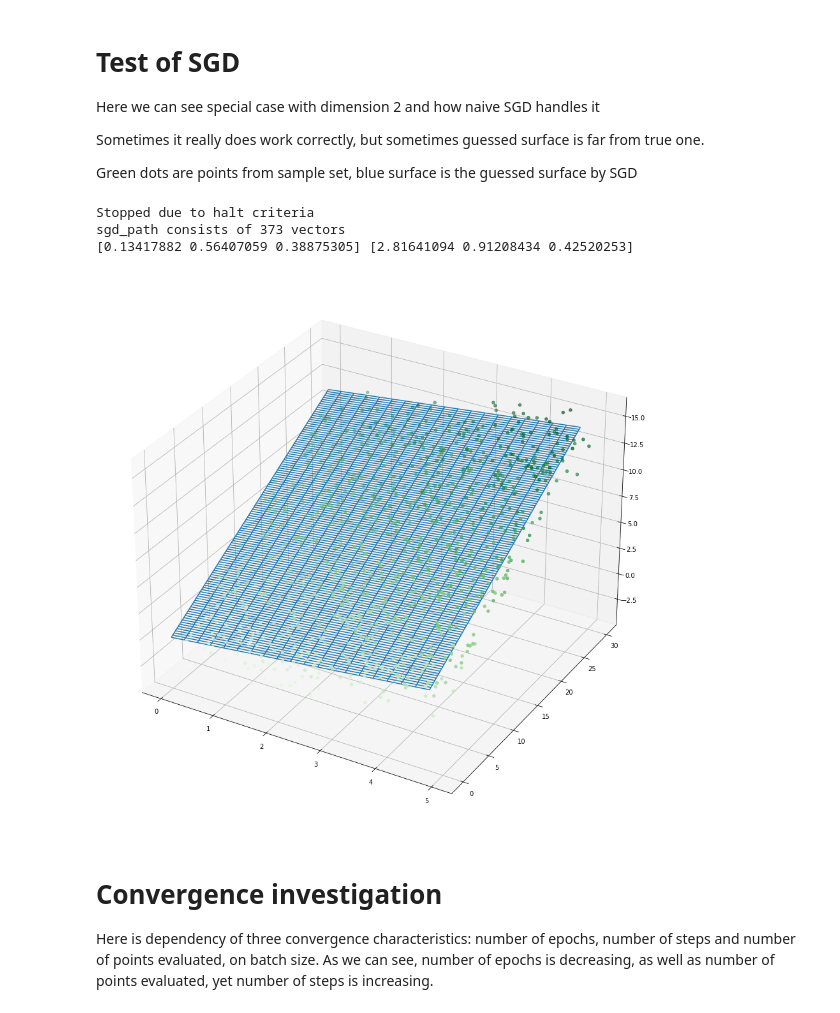
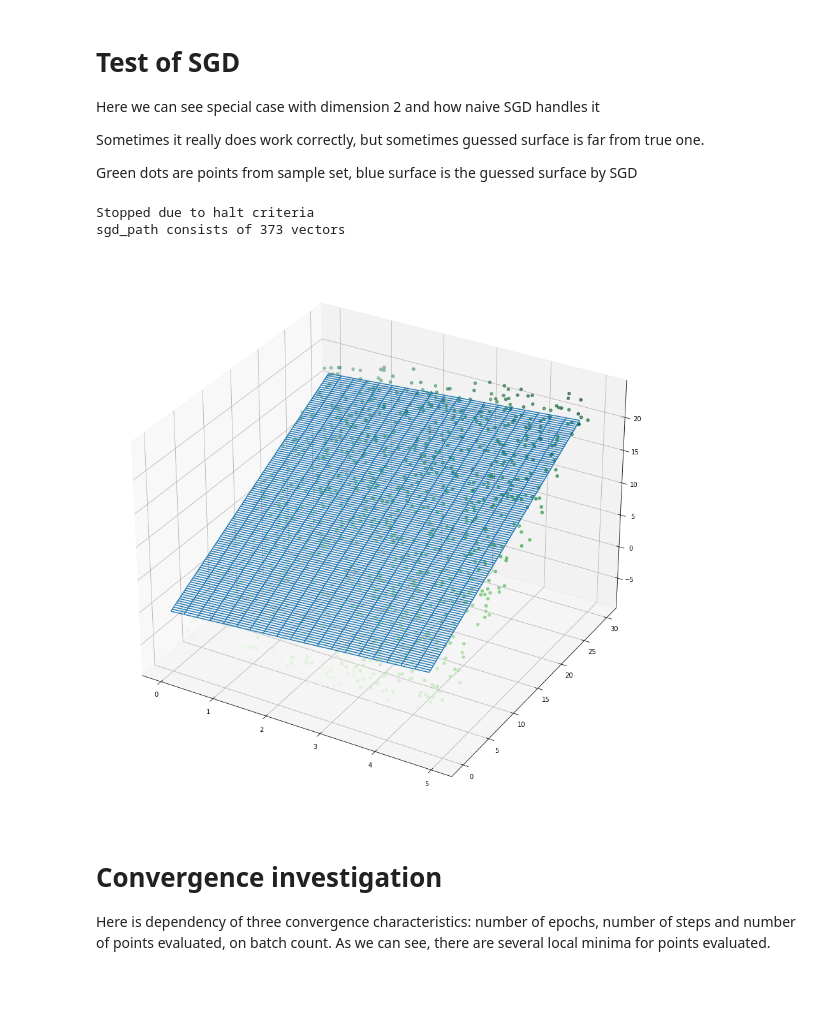
Before and after one commit to YuriNeverov/Optimization-Methods-Gradient-Descent, a Jupyter notebook: StochasticGradientDescent.ipynb, the cells around one changed output. Saved outputs shown, nothing was run; the diff lists cells and outputs as text; code cells hidden in the pictures; blank space fills up the shorter version.

```diff
--- a/StochasticGradientDescent.ipynb
+++ b/StochasticGradientDescent.ipynb
@@ -57,9 +57,12 @@ def sgd_linear_regression(
   moving_average_min = 10
   moving_average_deque = collections.deque()
   moving_average_sum = 0
-  Xs = sample_set.Xs
+  Xs = sample_set.Xs.copy()
+
   if normalize:
-    Xs = Xs / Xs.max(axis=0)
+    Xs_min = Xs[:, 1:].min(axis=0)
+    Xs_max = Xs[:, 1:].max(axis=0)
+    Xs[:, 1:] = (Xs[:, 1:] - Xs_min) / (Xs_max - Xs_min)
 
 
   for epoch in range(max_epoch):
@@ -225,43 +228,41 @@ Green dots are points from sample set, blue surface is the guessed surface by SG
 # %%
 def test_sgd_uniform_noise():
   sample_size = 1000
   x_dim = 2
   const_bound = 20
   x_bound = 5
   y_bound = 30
   bounds = np.array([x_bound, y_bound])
 
   sample_set, w_true = generate_samples(sample_size, x_dim, NoiseLevel(NoiseLevel.NoiseKind.UNIFORM, 0.2, 0.2), const_bound, bounds)
   x_data, y_data = sample_set.Xs[:, 1], sample_set.Xs[:, 2]
   z_data = sample_set.ys
 
   step_fun = SteppingFunction(lambda prev_x, step_num: 0.001 ** ((1 + step_num) // 2))
 
-  sgd_path, _ = sgd_linear_regression(sample_set, 40, 0.001, int(np.sqrt(sample_size)), step_fun, verbose=True)
+  sgd_path, _ = sgd_linear_regression(sample_set, 40, 0.00001, int(np.sqrt(sample_size)), step_fun, verbose=True)
   print(f"sgd_path consists of {len(sgd_path)} vectors")
   w_sgd: np.ndarray = sgd_path[-1]
   x_sgd = np.arange(0, x_bound, 0.25)
   y_sgd = np.arange(0, y_bound, 0.25)
 
-  print(w_sgd, w_true)
   z_sgd = np.array([[np.array([-1, x, y]).dot(w_sgd) for x in x_sgd] for y in y_sgd])
   x_sgd, y_sgd = np.meshgrid(x_sgd, y_sgd)
   ax = plt.axes((0, 0, 3, 3), projection='3d')
   ax.scatter3D(x_data, y_data, z_data, c=z_data, cmap='Greens')
   ax.plot_wireframe(x_sgd, y_sgd, z_sgd, rstride=1, cstride=1)
 
 test_sgd_uniform_noise()
 # %% [output]
 Stopped due to halt criteria
 sgd_path consists of 373 vectors
-[0.13417882 0.56407059 0.38875305] [2.81641094 0.91208434 0.42520253]
-[figure, old version]
+[figure, new version]
 # %% [markdown]
 # Convergence investigation
 
 Here is dependency of three convergence characteristics: number of epochs, number of steps
-and number of points evaluated, on batch size. As we can see, number of epochs is decreasing,
-as well as number of points evaluated, yet number of steps is increasing.
+and number of points evaluated, on batch count. As we can see, there are several local minima
+for points evaluated.
 # %%
 def convergence_investigation():
   sample_size = 50
```
Also changed, not shown: parts of 6 cells of this notebook.
